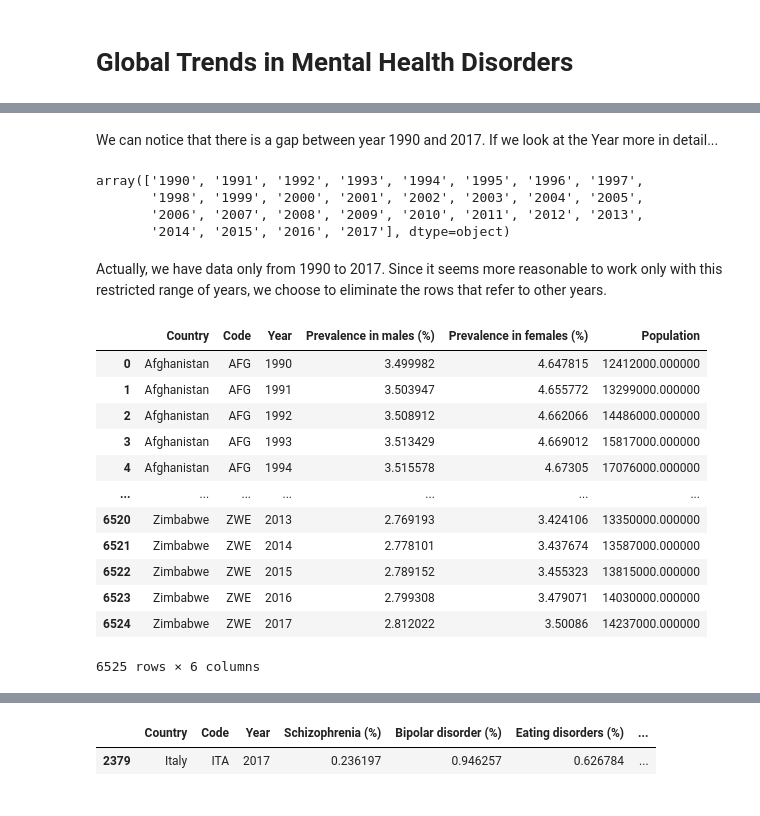
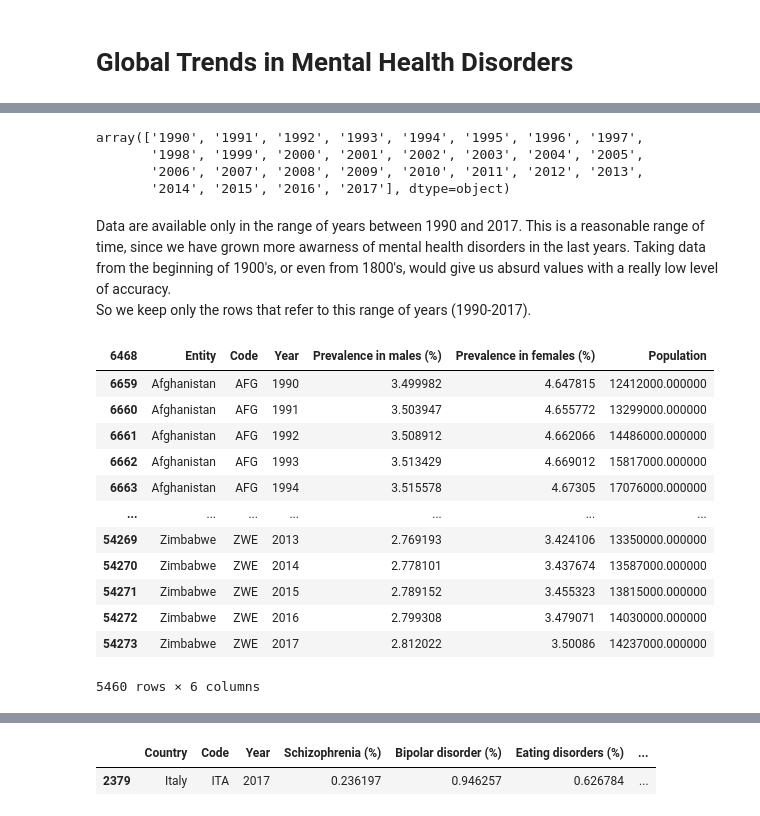
Before and after one commit to elisademuri/Project-Programming-and-Databases, a Jupyter notebook: Script esame.ipynb, the cells around one changed output, grey strips where cells are left out. Saved outputs shown, nothing was run; the diff lists cells and outputs as text; code cells hidden in the pictures.

```diff
--- a/Script esame.ipynb
+++ b/Script esame.ipynb
@@ -384,5 +520,0 @@ See the caveats in the documentation: https://pandas.pydata.org/pandas-docs/stab
-# %%
-data2.reset_index(inplace=True)
-data2.pop('index')
-data2.pop('level_0')
-data2
@@ -442,0 +523,5 @@ data2
+# %%
+data1=data1.drop('index', axis=1)
+data1.index = range(len(data1))
+data1.rename(columns={"Entity": "Country"}, inplace=True)
+data1
@@ -443,3 +532,8 @@ data2
+# %%
+countries2=data1['Country']
+# %%
+data2=data2.loc[data2['Entity'].isin(countries2)]
+data2
 # %%
 data2.info()
 # %% [output]
@@ -477,5 +571,3 @@ data2[data2['Prevalence in males (%)'].isnull()]
-# %% [markdown]
-We can notice that there is a gap between year 1990 and 2017. If we look at the Year more in detail...
 # %%
 data2[data2['Prevalence in males (%)'].notnull()]['Year'].unique()
 # %% [output]
@@ -483,28 +575,26 @@ array(['1990', '1991', '1992', '1993', '1994', '1995', '1996', '1997',
        '1998', '1999', '2000', '2001', '2002', '2003', '2004', '2005',
        '2006', '2007', '2008', '2009', '2010', '2011', '2012', '2013',
        '2014', '2015', '2016', '2017'], dtype=object)
-# %% [markdown]
-Actually, we have data only from 1990 to 2017. Since it seems more reasonable to work only with this restricted range of years, we choose to eliminate the rows that refer to other years.
+# %% [markdown]
+Data are available only in the range of years between 1990 and 2017. This is a reasonable range of time, since we have grown more awarness of mental health disorders in the last years. Taking data from the beginning of 1900's, or even from 1800's, would give us absurd values with a really low level of accuracy. <br> So we keep only the rows that refer to this range of years (1990-2017).
 # %%
 range_years=list(data2[data2['Prevalence in males (%)'].notnull()]['Year'].unique())
 data2=data2[data2.Year.str.contains('|'.join(range_years))]
-data2=data2.reset_index()
-data2.pop('index')
 data2
 # %% [output]
-|  | Country | Code | Year | Prevalence in males (%) | Prevalence in females (%) | Population |
-| 0 | Afghanistan | AFG | 1990 | 3.499982 | 4.647815 | 12412000.000000 |
-| 1 | Afghanistan | AFG | 1991 | 3.503947 | 4.655772 | 13299000.000000 |
-| 2 | Afghanistan | AFG | 1992 | 3.508912 | 4.662066 | 14486000.000000 |
-| 3 | Afghanistan | AFG | 1993 | 3.513429 | 4.669012 | 15817000.000000 |
-| 4 | Afghanistan | AFG | 1994 | 3.515578 | 4.67305 | 17076000.000000 |
+| 6468 | Entity | Code | Year | Prevalence in males (%) | Prevalence in females (%) | Population |
+| 6659 | Afghanistan | AFG | 1990 | 3.499982 | 4.647815 | 12412000.000000 |
+| 6660 | Afghanistan | AFG | 1991 | 3.503947 | 4.655772 | 13299000.000000 |
+| 6661 | Afghanistan | AFG | 1992 | 3.508912 | 4.662066 | 14486000.000000 |
+| 6662 | Afghanistan | AFG | 1993 | 3.513429 | 4.669012 | 15817000.000000 |
+| 6663 | Afghanistan | AFG | 1994 | 3.515578 | 4.67305 | 17076000.000000 |
 | ... | ... | ... | ... | ... | ... | ... |
-| 6520 | Zimbabwe | ZWE | 2013 | 2.769193 | 3.424106 | 13350000.000000 |
-| 6521 | Zimbabwe | ZWE | 2014 | 2.778101 | 3.437674 | 13587000.000000 |
-| 6522 | Zimbabwe | ZWE | 2015 | 2.789152 | 3.455323 | 13815000.000000 |
-| 6523 | Zimbabwe | ZWE | 2016 | 2.799308 | 3.479071 | 14030000.000000 |
-| 6524 | Zimbabwe | ZWE | 2017 | 2.812022 | 3.50086 | 14237000.000000 |
+| 54269 | Zimbabwe | ZWE | 2013 | 2.769193 | 3.424106 | 13350000.000000 |
+| 54270 | Zimbabwe | ZWE | 2014 | 2.778101 | 3.437674 | 13587000.000000 |
+| 54271 | Zimbabwe | ZWE | 2015 | 2.789152 | 3.455323 | 13815000.000000 |
+| 54272 | Zimbabwe | ZWE | 2016 | 2.799308 | 3.479071 | 14030000.000000 |
+| 54273 | Zimbabwe | ZWE | 2017 | 2.812022 | 3.50086 | 14237000.000000 |
-6525 rows × 6 columns
+5460 rows × 6 columns
 # %%
 data2.info()
 # %% [output]
```
Also changed, not shown: parts of 226 cells of this notebook.
